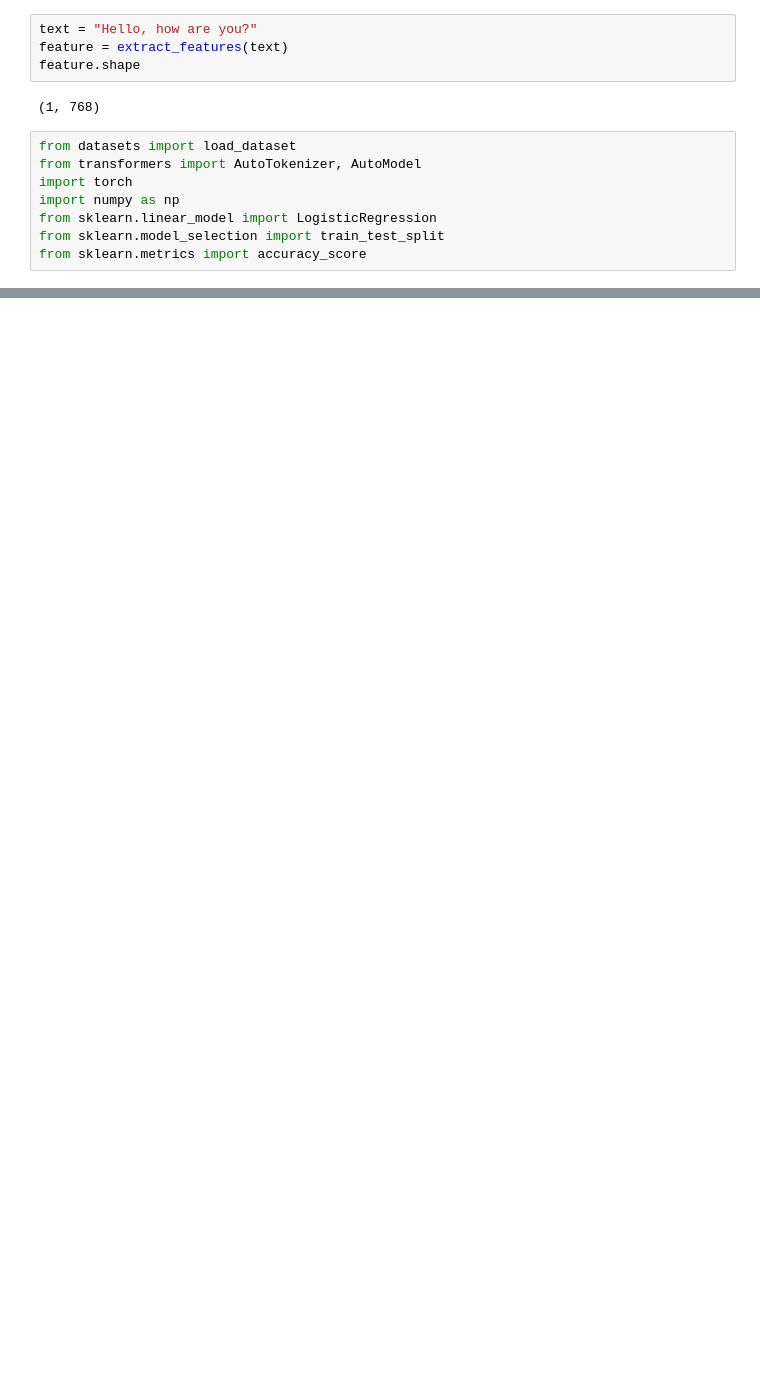
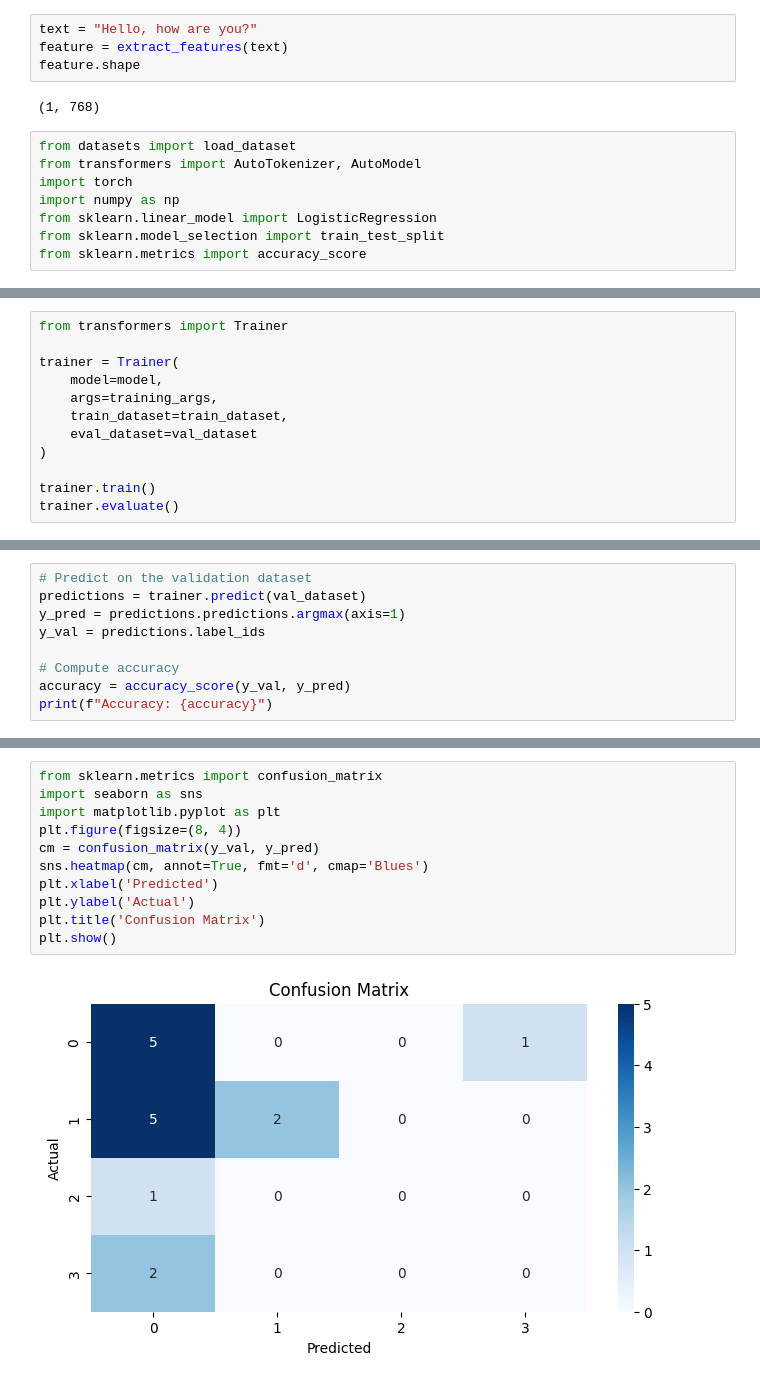
Before and after one commit to Ebratul/Python, a Jupyter notebook: DL/Text_Classification_with_Transformer.ipynb, the cells around one changed output, grey strips where cells are left out. Saved outputs shown, nothing was run; the diff lists cells and outputs as text; blank space fills up the shorter version.

```diff
--- a/DL/Text_Classification_with_Transformer.ipynb
+++ b/DL/Text_Classification_with_Transformer.ipynb
@@ -346,0 +481,12 @@ Val shape: (100, 768) (100,)
+# %%
+from transformers import Trainer
+
+trainer = Trainer(
+    model=model,
+    args=training_args,
+    train_dataset=train_dataset,
+    eval_dataset=val_dataset
+)
+
+trainer.train()
+trainer.evaluate()
@@ -346,0 +502,9 @@ Val shape: (100, 768) (100,)
+# %%
+# Predict on the validation dataset
+predictions = trainer.predict(val_dataset)
+y_pred = predictions.predictions.argmax(axis=1)
+y_val = predictions.label_ids
+
+# Compute accuracy
+accuracy = accuracy_score(y_val, y_pred)
+print(f"Accuracy: {accuracy}")
@@ -346,0 +524,13 @@ Val shape: (100, 768) (100,)
+# %%
+from sklearn.metrics import confusion_matrix
+import seaborn as sns
+import matplotlib.pyplot as plt
+plt.figure(figsize=(8, 4))
+cm = confusion_matrix(y_val, y_pred)
+sns.heatmap(cm, annot=True, fmt='d', cmap='Blues')
+plt.xlabel('Predicted')
+plt.ylabel('Actual')
+plt.title('Confusion Matrix')
+plt.show()
+# %% [output]
+[figure, added]
```
Also changed, not shown: parts of 18 cells of this notebook.
